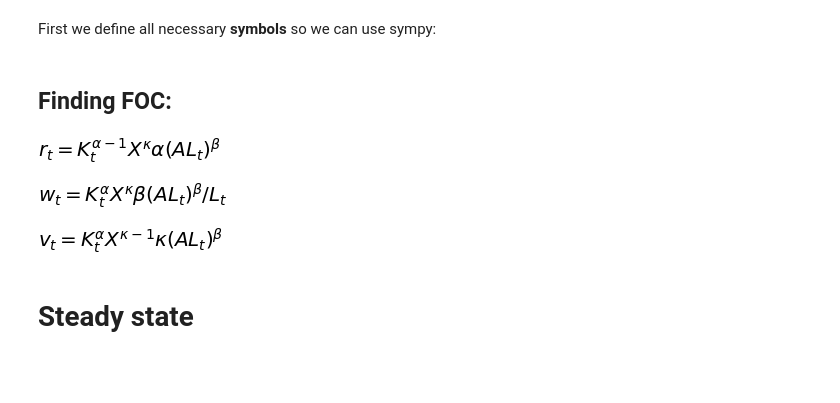
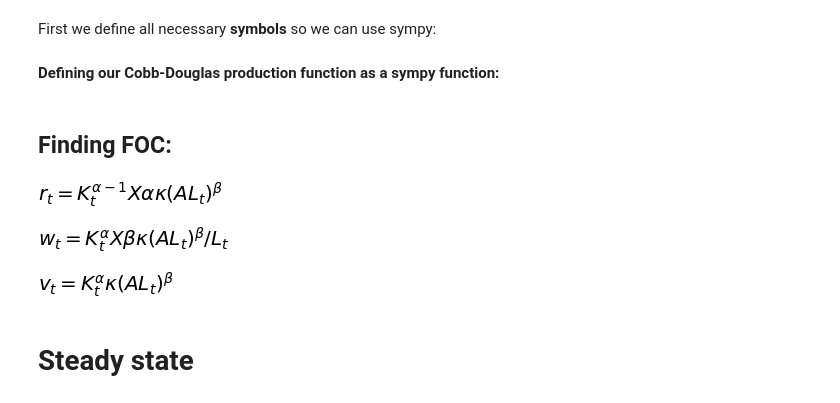
Before and after one commit to NumEconCopenhagen/projects-2019-tm-and-mp, a Jupyter notebook: modelproject/modelproject.ipynb, the cells around one changed output. Drawn from its saved outputs; the diff is of its cells as text; code cells hidden in the pictures; blank space fills up the shorter version.

```diff
--- a/modelproject/modelproject.ipynb
+++ b/modelproject/modelproject.ipynb
@@ -195,23 +185,27 @@ x = sm.symbols('x_t')
 X = sm.symbols('X')
 A0 = sm.symbols('A_0')
 L0 = sm.symbols('L_0')
+# %% [markdown]
+**Defining our Cobb-Douglas production function as a sympy function:**
+# %%
+Cobb_Douglas = K**alpha*(A*L)**beta*X*kappa
 # %% [markdown]
 ## Finding FOC:
 # %%
-r_foc_land = sm.simplify(sm.diff(K**alpha*(A*L)**beta*X**kappa,K))
+r_foc_land = sm.simplify(sm.diff(Cobb_Douglas,K))
 sm.Eq(r, r_foc_land)
 # %% [output]
-[figure, old version]
+[figure, new version]
 # %%
-w_foc_land = sm.simplify(sm.diff(K**alpha*(A*L)**beta*X**kappa,L))
+w_foc_land = sm.simplify(sm.diff(Cobb_Douglas,L))
 sm.Eq(w, w_foc_land)
 # %% [output]
-[figure, old version]
+[figure, new version]
 # %%
-v_foc_land = sm.simplify(sm.diff(K**alpha*(A*L)**beta*X**kappa,X))
+v_foc_land = sm.simplify(sm.diff(Cobb_Douglas,X))
 sm.Eq(v, v_foc_land)
 # %% [output]
-[figure, old version]
+[figure, new version]
 # %% [markdown]
 # Steady state
 # %% [markdown]
```
Also changed, not shown: parts of 14 cells of this notebook, 2 other files.
